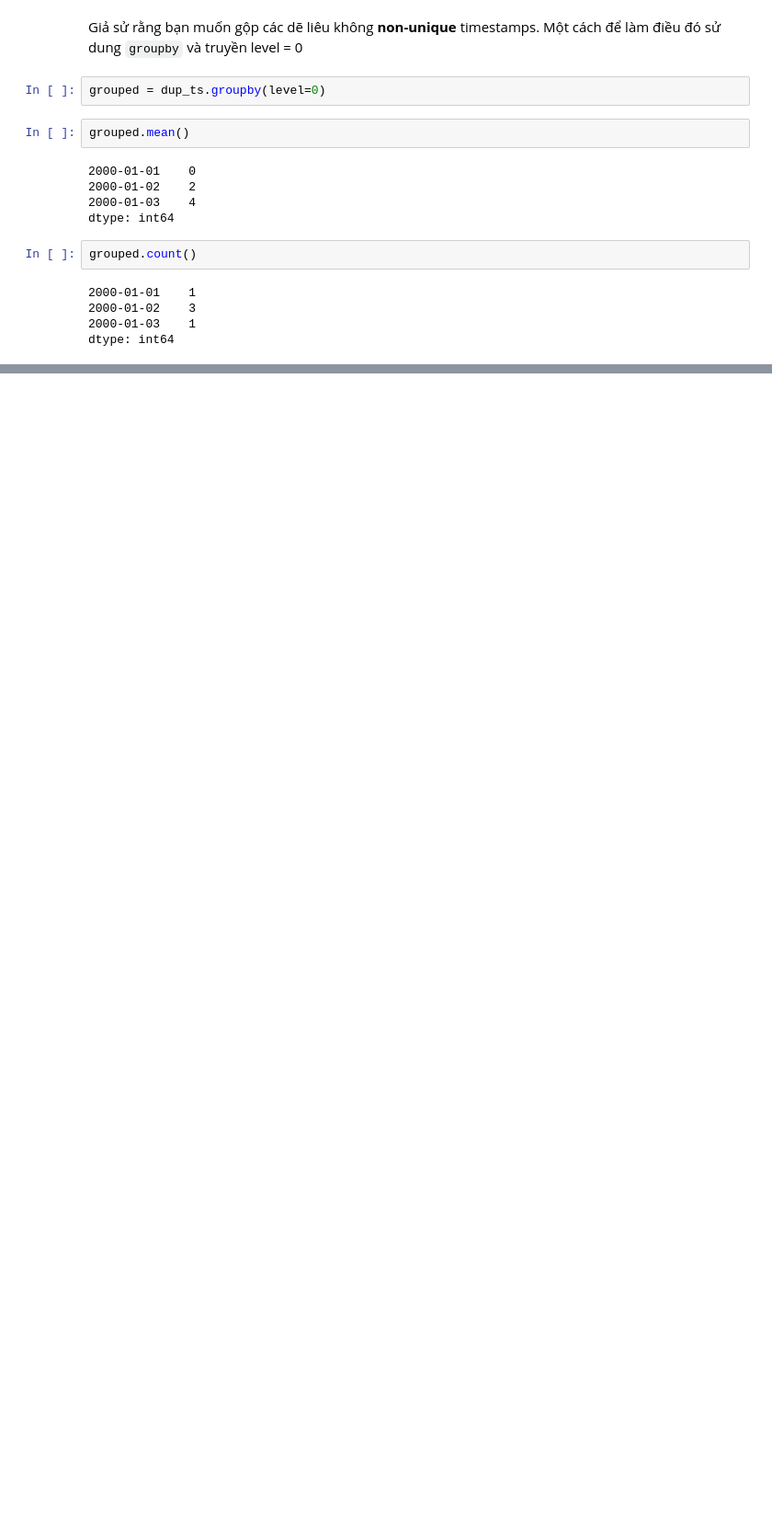
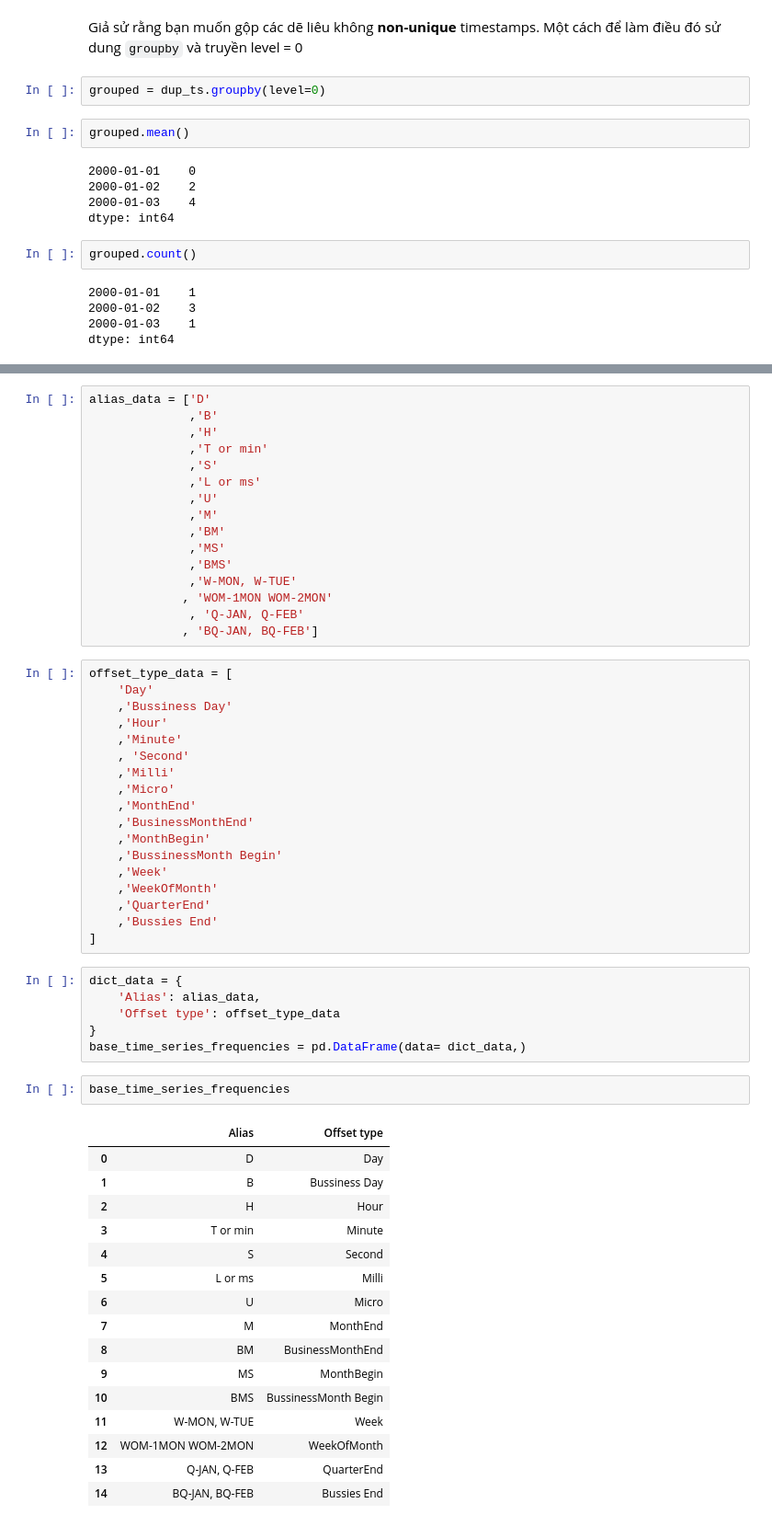
Before and after one commit to Thuoq/Books-Python-Data-For-Analyst, a Jupyter notebook: Chapter 11. Time Series.ipynb, the cells around one changed output, grey strips where cells are left out. Shown at 92% size. Cells and saved outputs as stored; diff of their text form; blank space fills up the shorter version.

Commit message:
add time Series chapter 11 11.5

```diff
--- a/Chapter 11. Time Series.ipynb
+++ b/Chapter 11. Time Series.ipynb
@@ -393,0 +450,59 @@ dtype: int64
+# %%
+alias_data = ['D'
+              ,'B'
+              ,'H'
+              ,'T or min'
+              ,'S'
+              ,'L or ms'
+              ,'U'
+              ,'M'
+              ,'BM'
+              ,'MS'
+              ,'BMS'
+              ,'W-MON, W-TUE'
+             , 'WOM-1MON WOM-2MON'
+              , 'Q-JAN, Q-FEB'
+             , 'BQ-JAN, BQ-FEB']
+# %%
+offset_type_data = [
+    'Day'
+    ,'Bussiness Day'
+    ,'Hour'
+    ,'Minute'
+    , 'Second'
+    ,'Milli'
+    ,'Micro'
+    ,'MonthEnd'
+    ,'BusinessMonthEnd'
+    ,'MonthBegin'
+    ,'BussinessMonth Begin'
+    ,'Week'
+    ,'WeekOfMonth'
+    ,'QuarterEnd'
+    ,'Bussies End'
+]
+# %%
+dict_data = {
+    'Alias': alias_data,
+    'Offset type': offset_type_data
+}
+base_time_series_frequencies = pd.DataFrame(data= dict_data,)
+# %%
+base_time_series_frequencies
+# %% [output]
+|  | Alias | Offset type |
+| 0 | D | Day |
+| 1 | B | Bussiness Day |
+| 2 | H | Hour |
+| 3 | T or min | Minute |
+| 4 | S | Second |
+| 5 | L or ms | Milli |
+| 6 | U | Micro |
+| 7 | M | MonthEnd |
+| 8 | BM | BusinessMonthEnd |
+| 9 | MS | MonthBegin |
+| 10 | BMS | BussinessMonth Begin |
+| 11 | W-MON, W-TUE | Week |
+| 12 | WOM-1MON WOM-2MON | WeekOfMonth |
+| 13 | Q-JAN, Q-FEB | QuarterEnd |
+| 14 | BQ-JAN, BQ-FEB | Bussies End |
```
Also changed, not shown: parts of 219 cells of this notebook.
